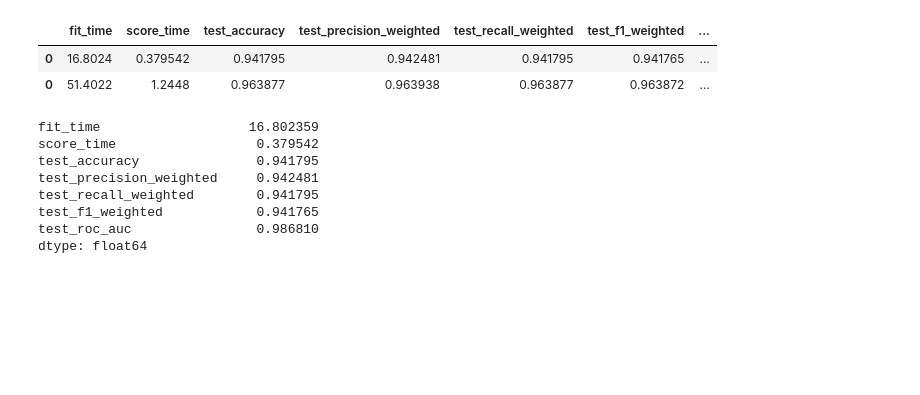
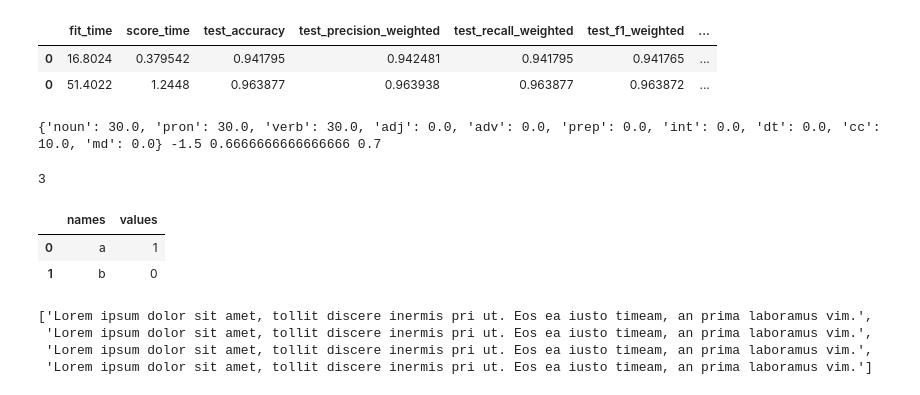
Before and after one commit to JosephTheuri/FakeNewsDetection, a Jupyter notebook: notebook/clean.ipynb, the cells around one changed output. Cells and saved outputs as stored; diff of their text form; code cells hidden in the pictures; blank space fills up the shorter version.

```diff
--- a/notebook/clean.ipynb
+++ b/notebook/clean.ipynb
@@ -47,14 +37,72 @@ pd.concat([pd.DataFrame(a).transpose(), pd.DataFrame(b).transpose()])
 |  | fit_time | score_time | test_accuracy | test_precision_weighted | test_recall_weighted | test_f1_weighted | ... |
 | 0 | 16.8024 | 0.379542 | 0.941795 | 0.942481 | 0.941795 | 0.941765 | ... |
 | 0 | 51.4022 | 1.2448 | 0.963877 | 0.963938 | 0.963877 | 0.963872 | ... |
-# %%
-a
-# %% [output]
-fit_time                   16.802359
-score_time                  0.379542
-test_accuracy               0.941795
-test_precision_weighted     0.942481
-test_recall_weighted        0.941795
-test_f1_weighted            0.941765
-test_roc_auc                0.986810
-dtype: float64
+# %%
+from textblob import TextBlob
+import pandas as pd
+
+pos_dic = {
+            'noun' : ['NN','NNS','NNP','NNPS'],
+            'pron' : ['PRP','PRP$','WP','WP$'],
+            'verb' : ['VB','VBD','VBG','VBN','VBP','VBZ'],
+            'adj' :  ['JJ','JJR','JJS'],
+            'adv' : ['RB','RBR','RBS','WRB'],
+            'prep' : ['IN'],    # Preposition
+            'int': ['UH'],    # Interjections
+            'dt': ['DT'],    # Determiners
+            'cc': ['CC', 'CD'],    # Conjunction
+            'md': ['MD']    # Modal
+        }
+
+wiki = TextBlob('My name is Joseph. I am 28. I like Data.')
+tags = [x[1] for x in wiki.tags]
+tag_count = pd.Series(tags).value_counts().to_dict()
+
+cnt = {
+'noun': sum([tag_count[k] for k in tag_count.keys() if k in pos_dic['noun']]),
+'pron': sum([tag_count[k] for k in tag_count.keys() if k in pos_dic['pron']]),
+'verb': sum([tag_count[k] for k in tag_count.keys() if k in pos_dic['verb']]),
+'adj': sum([tag_count[k] for k in tag_count.keys() if k in pos_dic['adj']]),
+'adv': sum([tag_count[k] for k in tag_count.keys() if k in pos_dic['adv']]),
+'prep': sum([tag_count[k] for k in tag_count.keys() if k in pos_dic['prep']]),
+'int': sum([tag_count[k] for k in tag_count.keys() if k in pos_dic['int']]),
+'dt': sum([tag_count[k] for k in tag_count.keys() if k in pos_dic['dt']]),
+'cc': sum([tag_count[k] for k in tag_count.keys() if k in pos_dic['cc']]),
+'md': sum([tag_count[k] for k in tag_count.keys() if k in pos_dic['md']]),
+}
+
+density = {k: v/sum(tag_count.values())*100 for k, v in cnt.items()}
+
+# index  of  formality: F = (noun + adjective + preposition – pronoun – verbs – participles – adverbs – interjections + 100)/2
+iof = (cnt['noun'] + cnt['adj'] + cnt['prep'] - cnt['pron'] - cnt['verb'] - cnt['adv'] - cnt['int'])/2
+
+# index of the lexical density: ratio  of  function  words  to  content words
+iol = (cnt['pron']+cnt['prep']+cnt['int']+cnt['dt']+cnt['cc']+cnt['md'])/(cnt['noun']+cnt['verb']+cnt['adj']+cnt['adv'])
+
+# POS diversity
+pos_diversity = len(set(tags))/len(tags)
+
+print(density, iof, iol, pos_diversity)
+# %% [output]
+{'noun': 30.0, 'pron': 30.0, 'verb': 30.0, 'adj': 0.0, 'adv': 0.0, 'prep': 0.0, 'int': 0.0, 'dt': 0.0, 'cc': 10.0, 'md': 0.0} -1.5 0.6666666666666666 0.7
+# %%
+d = ({'a':1, 'b':2}, 3, 4)
+
+e,f,g = d
+
+sum(e.values())
+# %% [output]
+3
+# %%
+pd.DataFrame({'names':['a','b'], 'values':[1, 0]})
+# %% [output]
+|  | names | values |
+| 0 | a | 1 |
+| 1 | b | 0 |
+# %%
+[ "Lorem ipsum dolor sit amet, tollit discere inermis pri ut. Eos ea iusto timeam, an prima laboramus vim."]*4
+# %% [output]
+['Lorem ipsum dolor sit amet, tollit discere inermis pri ut. Eos ea iusto timeam, an prima laboramus vim.',
+ 'Lorem ipsum dolor sit amet, tollit discere inermis pri ut. Eos ea iusto timeam, an prima laboramus vim.',
+ 'Lorem ipsum dolor sit amet, tollit discere inermis pri ut. Eos ea iusto timeam, an prima laboramus vim.',
+ 'Lorem ipsum dolor sit amet, tollit discere inermis pri ut. Eos ea iusto timeam, an prima laboramus vim.']
```
Also changed, not shown: parts of 24 cells of this notebook, 30 other files.
